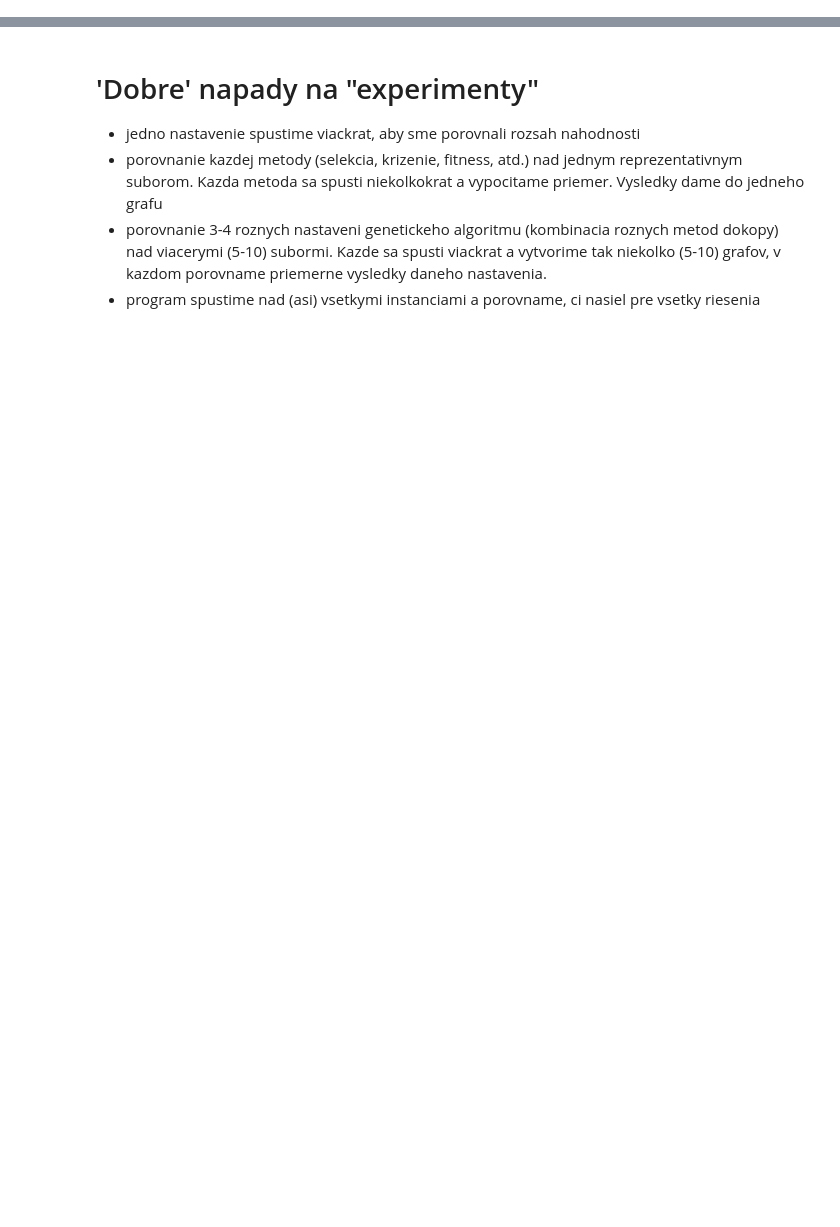
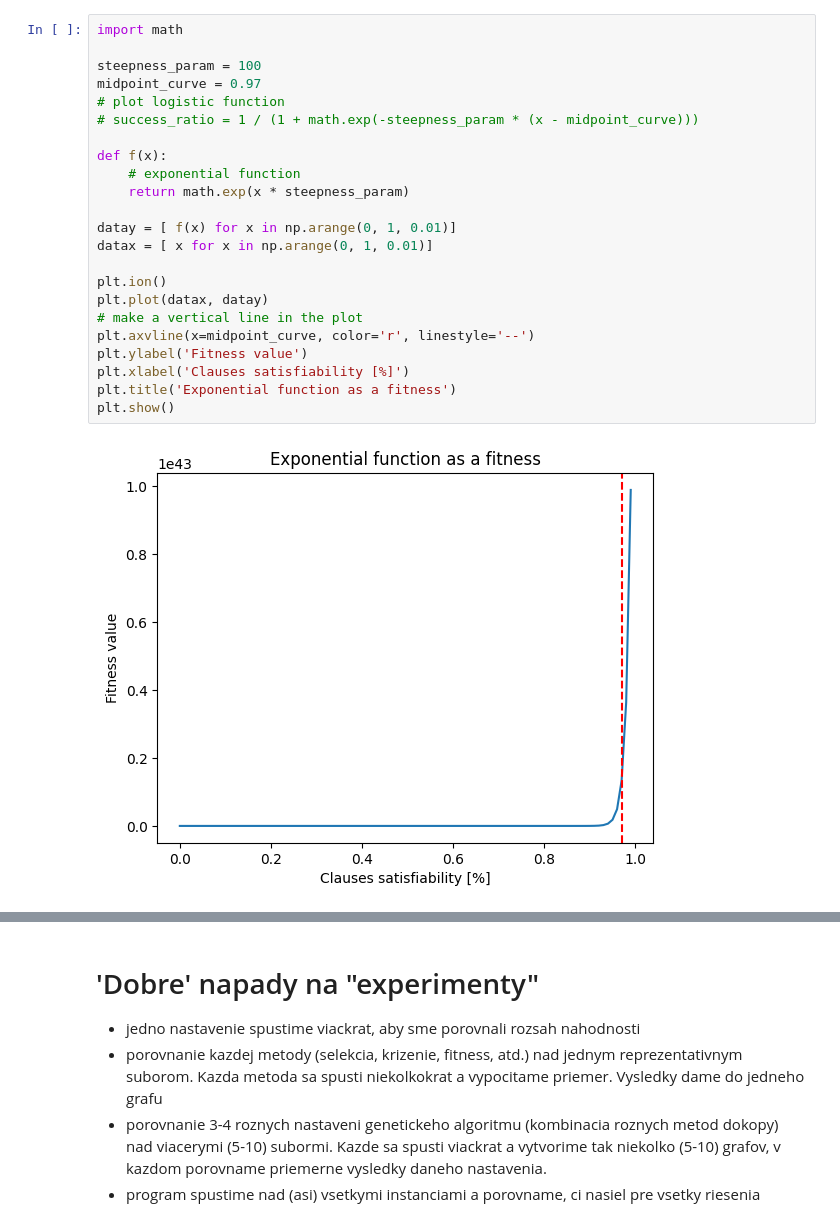
Before and after one commit to davidus27/MWSAT-problem, a Jupyter notebook: visualization.ipynb, the cells around one changed output, grey strips where cells are left out. Saved outputs shown, nothing was run; the diff lists cells and outputs as text; blank space fills up the shorter version.

```diff
--- a/visualization.ipynb
+++ b/visualization.ipynb
@@ -37,3 +38,28 @@ Error:
+# %%
+import math
+
+steepness_param = 100
+midpoint_curve = 0.97
+# plot logistic function
+# success_ratio = 1 / (1 + math.exp(-steepness_param * (x - midpoint_curve)))
+
+def f(x):
+    # exponential function
+    return math.exp(x * steepness_param)
+
+datay = [ f(x) for x in np.arange(0, 1, 0.01)]
+datax = [ x for x in np.arange(0, 1, 0.01)]
+
+plt.ion()
+plt.plot(datax, datay)
+# make a vertical line in the plot
+plt.axvline(x=midpoint_curve, color='r', linestyle='--')
+plt.ylabel('Fitness value')
+plt.xlabel('Clauses satisfiability [%]')
+plt.title('Exponential function as a fitness')
+plt.show()
+# %% [output]
+[figure, added]
 # %%
 # load data from results.out
 def get_loaded_data(file_name):
```
Also changed, not shown: parts of 61 cells of this notebook, 6 other files.
